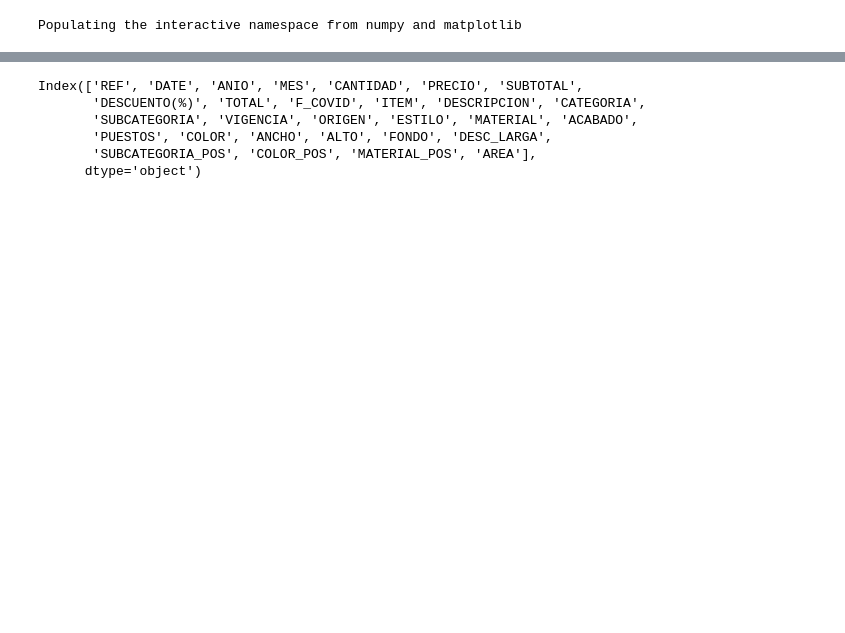
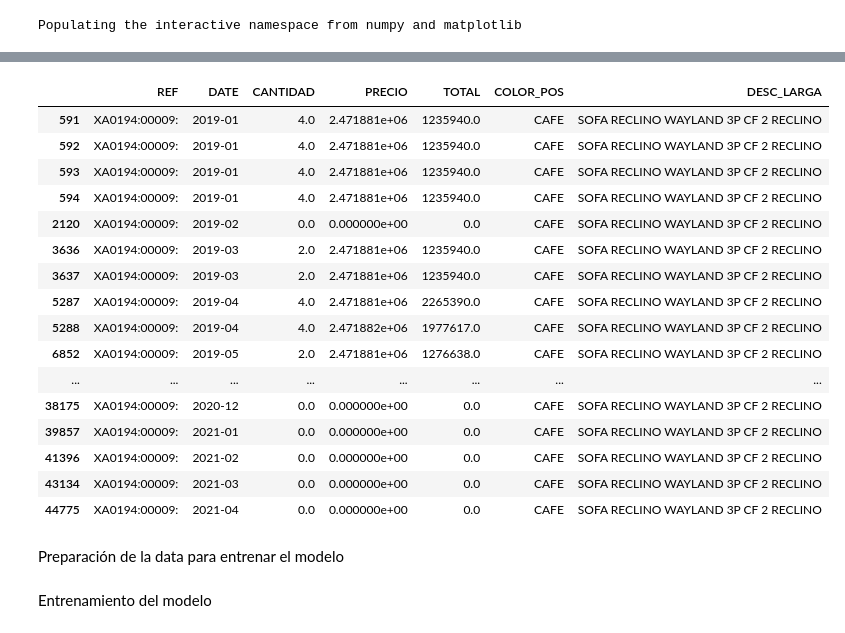
Before and after one commit to JuanMaVelezPa/DS4A_Project, a Jupyter notebook: ModelTest.ipynb, the cells around one changed output, grey strips where cells are left out. Cells and saved outputs as stored; diff of their text form; code cells hidden in the pictures; blank space fills up the shorter version.

Commit message:
Model 2 accounting for zero values final adjust

```diff
--- a/ModelTest.ipynb
+++ b/ModelTest.ipynb
@@ -32,15 +35,28 @@ df = df.fillna(0)
 
 df = df.merge(prods,on='REF',validate='m:1')
 df = df.sort_values(['ANIO','MES']).reset_index(drop=True)
-# %%
-df.columns
-# %% [output]
-Index(['REF', 'DATE', 'ANIO', 'MES', 'CANTIDAD', 'PRECIO', 'SUBTOTAL',
-       'DESCUENTO(%)', 'TOTAL', 'F_COVID', 'ITEM', 'DESCRIPCION', 'CATEGORIA',
-       'SUBCATEGORIA', 'VIGENCIA', 'ORIGEN', 'ESTILO', 'MATERIAL', 'ACABADO',
-       'PUESTOS', 'COLOR', 'ANCHO', 'ALTO', 'FONDO', 'DESC_LARGA',
-       'SUBCATEGORIA_POS', 'COLOR_POS', 'MATERIAL_POS', 'AREA'],
-      dtype='object')
+# %%
+df[df.REF == 'XA0194:00009:'][['REF','DATE','CANTIDAD','PRECIO','TOTAL','COLOR_POS','DESC_LARGA']]
+# %% [output]
+|  | REF | DATE | CANTIDAD | PRECIO | TOTAL | COLOR_POS | DESC_LARGA |
+| 591 | XA0194:00009: | 2019-01 | 4.0 | 2.471881e+06 | 1235940.0 | CAFE | SOFA RECLINO WAYLAND 3P CF 2 RECLINO |
+| 592 | XA0194:00009: | 2019-01 | 4.0 | 2.471881e+06 | 1235940.0 | CAFE | SOFA RECLINO WAYLAND 3P CF 2 RECLINO |
+| 593 | XA0194:00009: | 2019-01 | 4.0 | 2.471881e+06 | 1235940.0 | CAFE | SOFA RECLINO WAYLAND 3P CF 2 RECLINO |
+| 594 | XA0194:00009: | 2019-01 | 4.0 | 2.471881e+06 | 1235940.0 | CAFE | SOFA RECLINO WAYLAND 3P CF 2 RECLINO |
+| 2120 | XA0194:00009: | 2019-02 | 0.0 | 0.000000e+00 | 0.0 | CAFE | SOFA RECLINO WAYLAND 3P CF 2 RECLINO |
+| 3636 | XA0194:00009: | 2019-03 | 2.0 | 2.471881e+06 | 1235940.0 | CAFE | SOFA RECLINO WAYLAND 3P CF 2 RECLINO |
+| 3637 | XA0194:00009: | 2019-03 | 2.0 | 2.471881e+06 | 1235940.0 | CAFE | SOFA RECLINO WAYLAND 3P CF 2 RECLINO |
+| 5287 | XA0194:00009: | 2019-04 | 4.0 | 2.471881e+06 | 2265390.0 | CAFE | SOFA RECLINO WAYLAND 3P CF 2 RECLINO |
+| 5288 | XA0194:00009: | 2019-04 | 4.0 | 2.471882e+06 | 1977617.0 | CAFE | SOFA RECLINO WAYLAND 3P CF 2 RECLINO |
+| 6852 | XA0194:00009: | 2019-05 | 2.0 | 2.471881e+06 | 1276638.0 | CAFE | SOFA RECLINO WAYLAND 3P CF 2 RECLINO |
+| ... | ... | ... | ... | ... | ... | ... | ... |
+| 38175 | XA0194:00009: | 2020-12 | 0.0 | 0.000000e+00 | 0.0 | CAFE | SOFA RECLINO WAYLAND 3P CF 2 RECLINO |
+| 39857 | XA0194:00009: | 2021-01 | 0.0 | 0.000000e+00 | 0.0 | CAFE | SOFA RECLINO WAYLAND 3P CF 2 RECLINO |
+| 41396 | XA0194:00009: | 2021-02 | 0.0 | 0.000000e+00 | 0.0 | CAFE | SOFA RECLINO WAYLAND 3P CF 2 RECLINO |
+| 43134 | XA0194:00009: | 2021-03 | 0.0 | 0.000000e+00 | 0.0 | CAFE | SOFA RECLINO WAYLAND 3P CF 2 RECLINO |
+| 44775 | XA0194:00009: | 2021-04 | 0.0 | 0.000000e+00 | 0.0 | CAFE | SOFA RECLINO WAYLAND 3P CF 2 RECLINO |
+# %% [markdown]
+Preparación de la data para entrenar el modelo
 # %%
 num_var=['AREA','ALTO','DESCUENTO(%)','PRECIO','CANTIDAD']
 x_num=df[num_var[:-1]].astype('float')
@@ -65,6 +81,8 @@ x_train = x[:index-1]
 y_train = y[:index-1]
 x_test = x[index-1:]
 y_test = y[index-1:]
+# %% [markdown]
+Entrenamiento del modelo
 # %%
 %%time
 model = GradientBoostingRegressor(**{'learning_rate': 0.1, 'max_depth': 2, 'n_estimators': 300})
```
Also changed, not shown: parts of 9 cells of this notebook, 3 other files.
